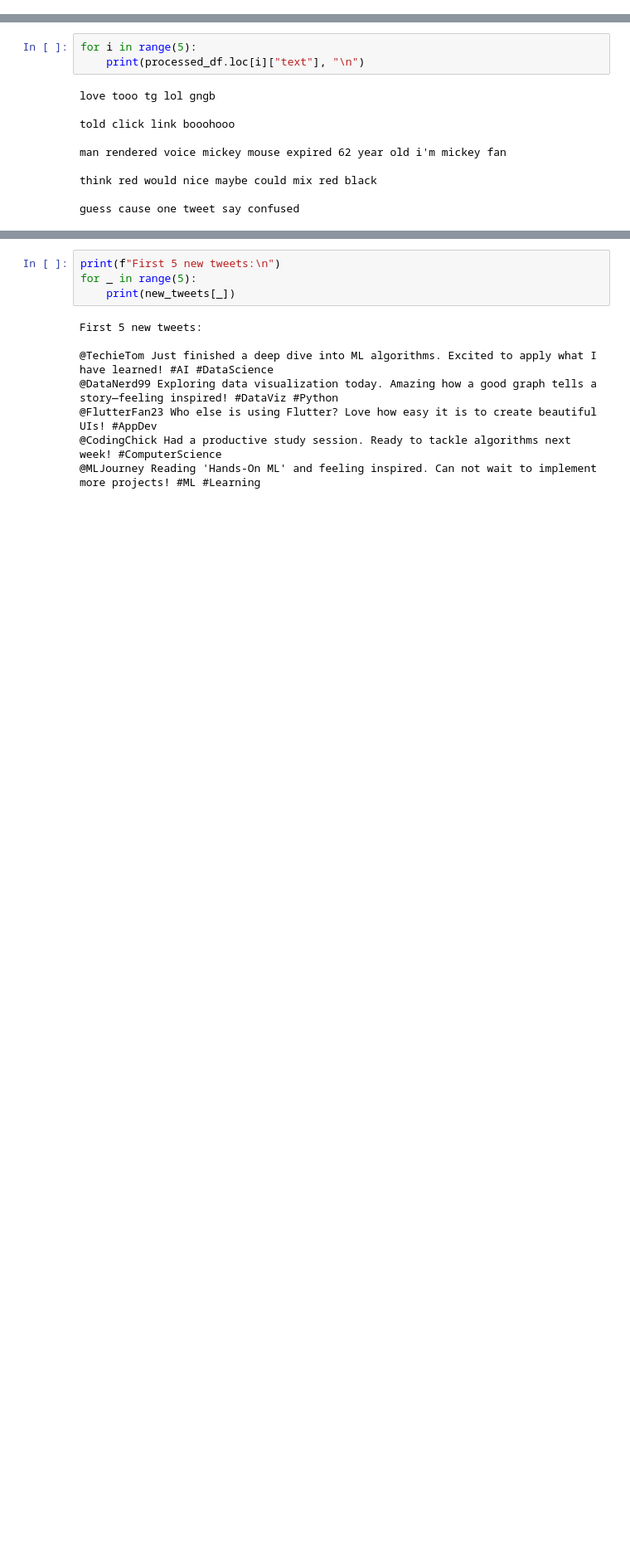
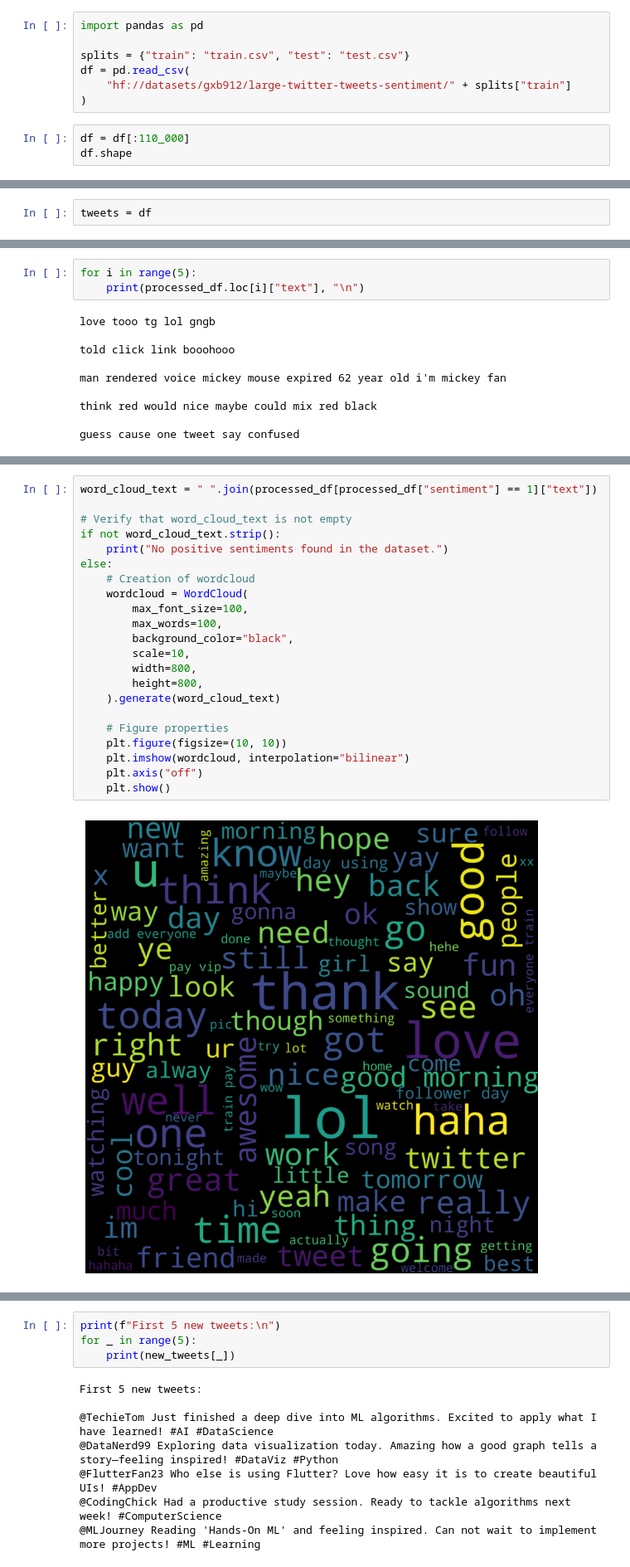
Before and after one commit to christiandarvs/CSIS312-NLP, a Jupyter notebook: s03-mini-act.ipynb, the cells around one changed output, grey strips where cells are left out. Shown at 83% size. Drawn from its saved outputs; the diff is of its cells as text; blank space fills up the shorter version.

```diff
--- a/s03-mini-act.ipynb
+++ b/s03-mini-act.ipynb
@@ -14,0 +16,10 @@ from nltk.stem import PorterStemmer
+# %%
+import pandas as pd
+
+splits = {"train": "train.csv", "test": "test.csv"}
+df = pd.read_csv(
+    "hf://datasets/gxb912/large-twitter-tweets-sentiment/" + splits["train"]
+)
+# %%
+df = df[:110_000]
+df.shape
@@ -32,3 +31,5 @@ tweets
+# %%
+tweets = df
 # %%
 tweets.info()
 # %% [output]
@@ -140,0 +149,24 @@ Accuracy: 0.75125
+# %%
+word_cloud_text = " ".join(processed_df[processed_df["sentiment"] == 1]["text"])
+
+# Verify that word_cloud_text is not empty
+if not word_cloud_text.strip():
+    print("No positive sentiments found in the dataset.")
+else:
+    # Creation of wordcloud
+    wordcloud = WordCloud(
+        max_font_size=100,
+        max_words=100,
+        background_color="black",
+        scale=10,
+        width=800,
+        height=800,
+    ).generate(word_cloud_text)
+
+    # Figure properties
+    plt.figure(figsize=(10, 10))
+    plt.imshow(wordcloud, interpolation="bilinear")
+    plt.axis("off")
+    plt.show()
+# %% [output]
+[figure, added]
```
Also changed, not shown: parts of 10 cells of this notebook.
